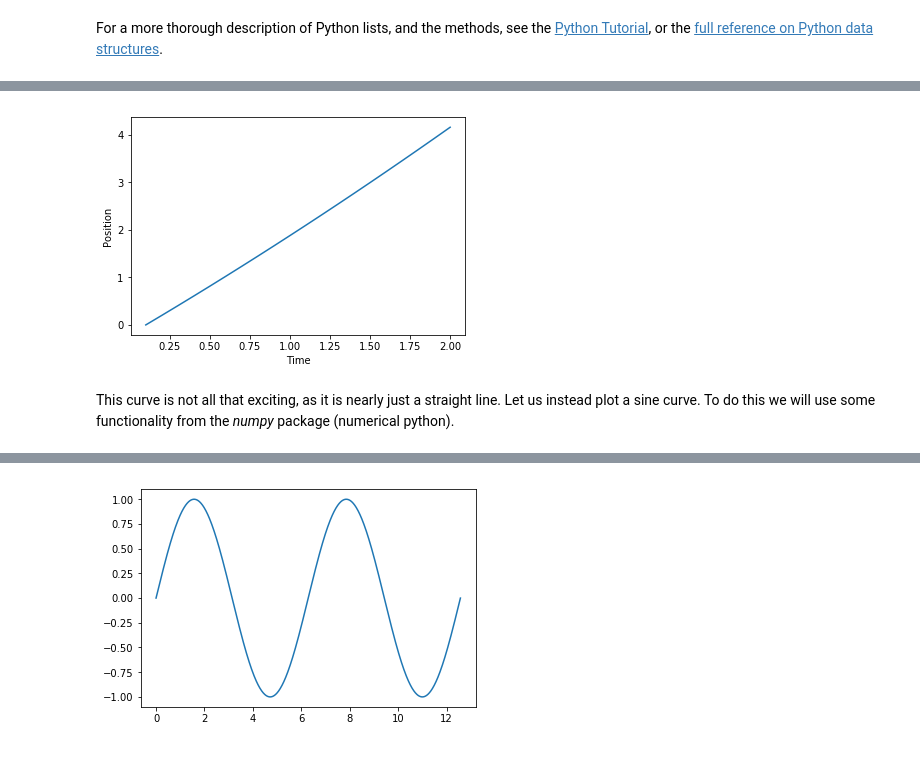
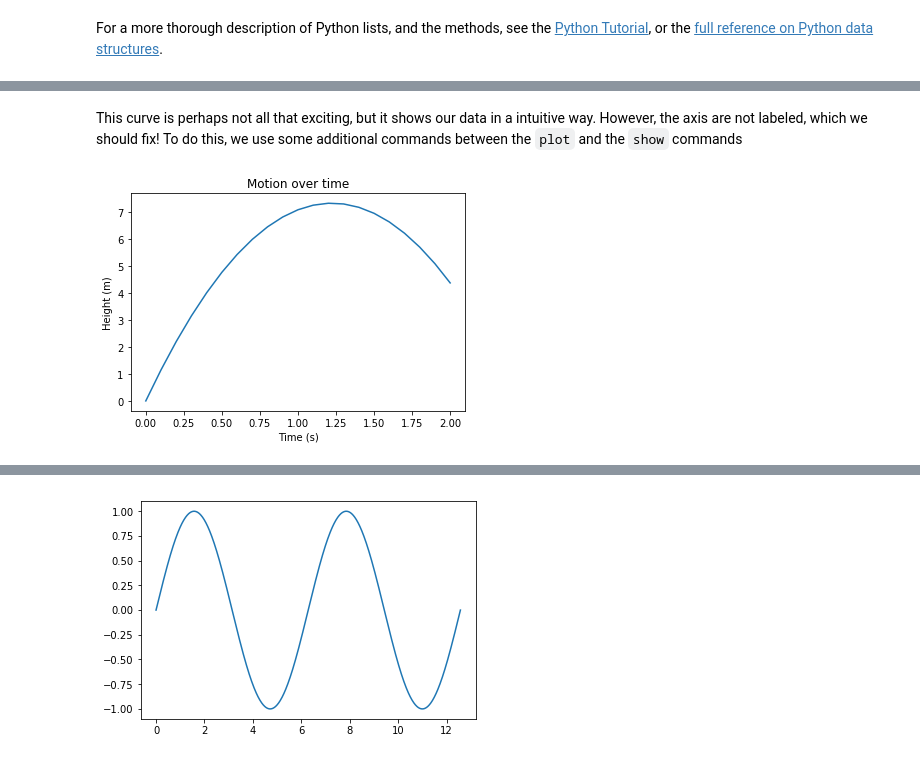
Before and after one commit to jvbrink/sintef, a Jupyter notebook: Intro_to_Python.ipynb, the cells around one changed output, grey strips where cells are left out. Saved outputs shown, nothing was run; the diff lists cells and outputs as text; code cells hidden in the pictures.

```diff
--- a/Intro_to_Python.ipynb
+++ b/Intro_to_Python.ipynb
@@ -732,0 +707,3 @@ One use for lists is plotting. Basic Python does not have access to plotting, an
+# %%
+for i in range(1, 11):
+    print(i)
@@ -732,0 +728,8 @@ One use for lists is plotting. Basic Python does not have access to plotting, an
+# %%
+N = 100
+
+total = 0
+for i in range(0, N+1):
+    total += 2*i - 1
+
+print(total)
@@ -732,0 +754,3 @@ One use for lists is plotting. Basic Python does not have access to plotting, an
+# %%
+for i in range(0, 10, 2):
+    print(i)
@@ -732,0 +784,17 @@ One use for lists is plotting. Basic Python does not have access to plotting, an
+# %%
+# Parameters
+v0 = 12
+a = -9.81
+
+dt = 0.1
+N = 21
+
+t_list = []
+s_list = []
+
+for i in range(N):
+    t = i*dt
+    s = v0*t + 0.5*a*t**2
+
+    t_list.append(t)
+    s_list.append(s)
@@ -737,9 +843,10 @@ We can now use `plt.` to access plotting functionality. The first thing we can d
+# %% [markdown]
+This curve is perhaps not all that exciting, but it shows our data in a intuitive way. However, the axis are not labeled, which we should fix! To do this, we use some additional commands between the `plot` and the `show` commands
 # %%
 plt.plot(t_list, s_list)
-plt.xlabel('Time')
-plt.ylabel('Position')
+plt.xlabel('Time (s)')
+plt.ylabel('Height (m)')
+plt.title('Motion over time')
 plt.show()
 # %% [output]
-[figure, old version]
+[figure, new version]
-# %% [markdown]
-This curve is not all that exciting, as it is nearly just a straight line. Let us instead plot a sine curve. To do this we will use some functionality from the *numpy* package (numerical python).
```
Also changed, not shown: parts of 115 cells of this notebook.
